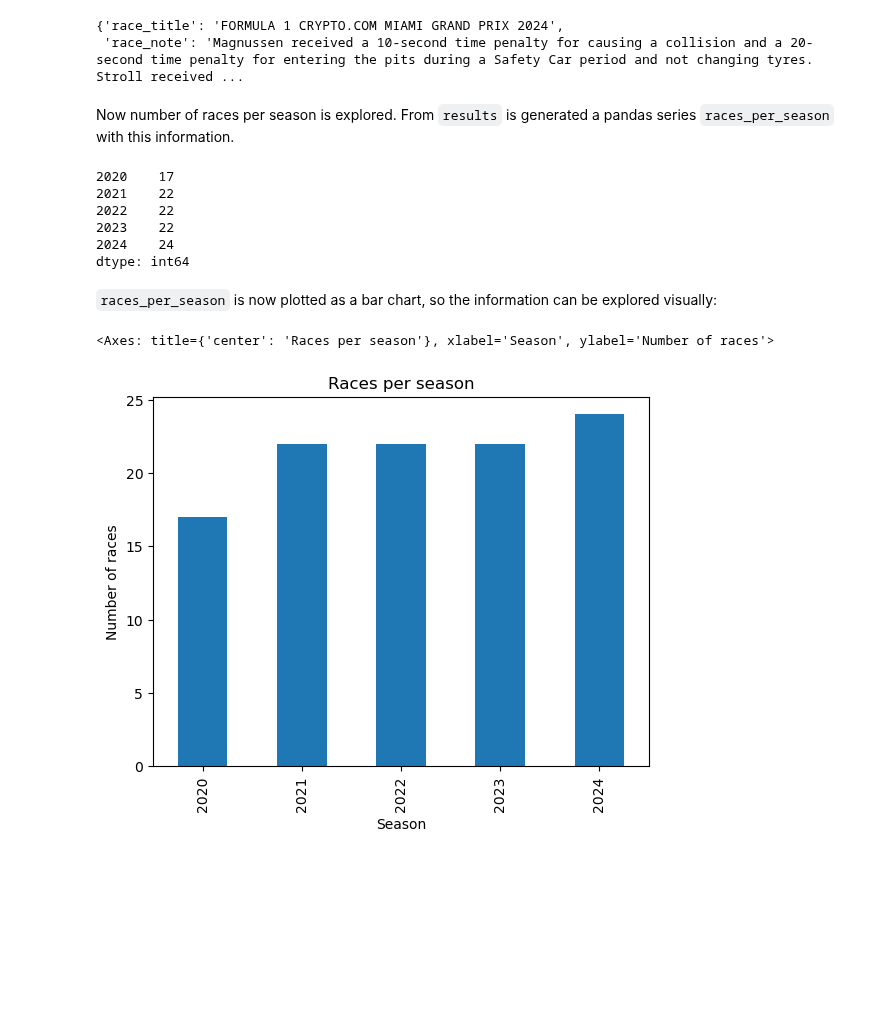
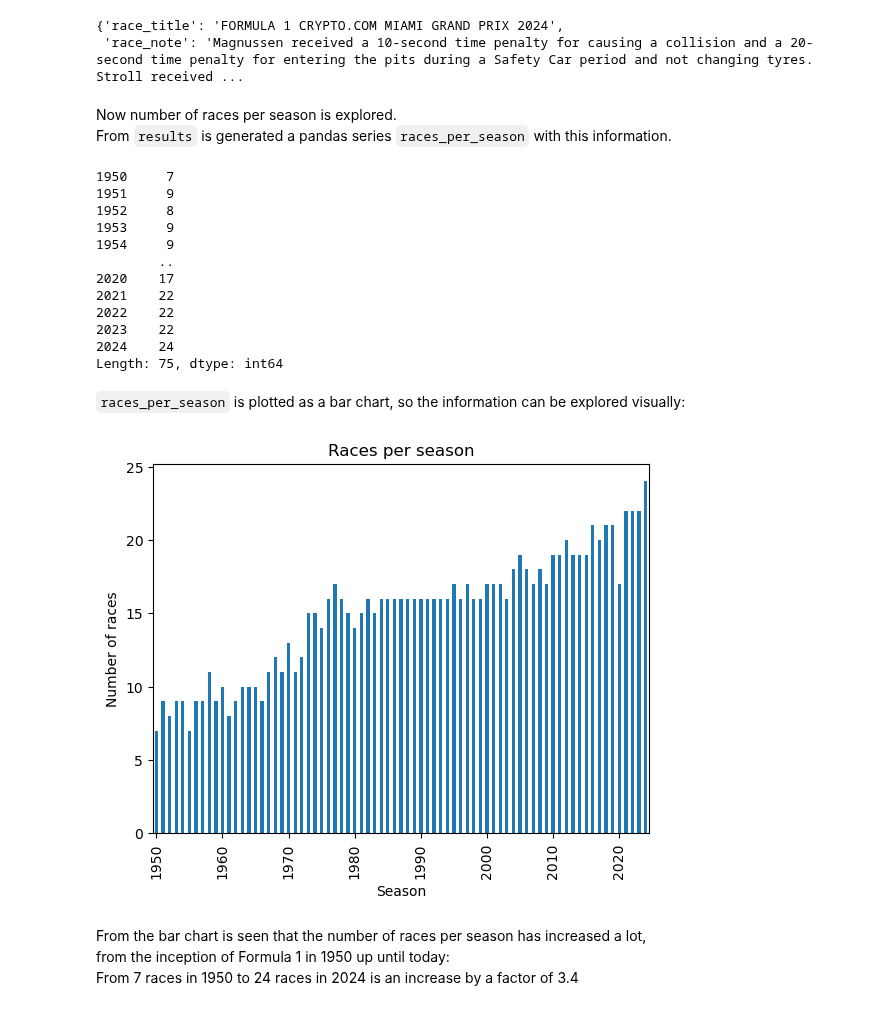
Before and after one commit to pbollhorn/bi-group5, a Jupyter notebook: mini_project_1.ipynb, the cells around one changed output. Drawn from its saved outputs; the diff is of its cells as text; code cells hidden in the pictures; blank space fills up the shorter version.

Commit message:
improvements to bar chart

```diff
--- a/mini_project_1.ipynb
+++ b/mini_project_1.ipynb
@@ -19,7 +19,7 @@ Each `season` is a dictionary with key: `race_no` and value: data frame with rac
 directory = "html"
 
 results = {}
-for year in range(2020, 2025):
+for year in range(1950, 2025):
     results[year] = f1_reader.read_f1_season_from_html_files_to_dictionary(year, directory)
 # %% [markdown]
 Here is how a race result is accessed:<br>
@@ -56,23 +56,33 @@ results[2024][6].attrs
 {'race_title': 'FORMULA 1 CRYPTO.COM MIAMI GRAND PRIX 2024',
  'race_note': 'Magnussen received a 10-second time penalty for causing a collision and a 20-second time penalty for entering the pits during a Safety Car period and not changing tyres. Stroll received ...
 # %% [markdown]
-Now number of races per season is explored.
+Now number of races per season is explored.<br>
 From `results` is generated a pandas series `races_per_season` with this information.
 # %%
 races_per_season = {year: len(season) for year, season in results.items()}
 races_per_season = pd.Series(races_per_season)
 print(races_per_season)
 # %% [output]
+1950     7
+1951     9
+1952     8
+1953     9
+1954     9
+        ..
 2020    17
 2021    22
 2022    22
 2023    22
 2024    24
-dtype: int64
+Length: 75, dtype: int64
 # %% [markdown]
-`races_per_season` is now plotted as a bar chart, so the information can be explored visually:
+`races_per_season` is plotted as a bar chart, so the information can be explored visually:
 # %%
-races_per_season.plot(kind="bar", title="Races per season", xlabel="Season", ylabel="Number of races")
+ax = races_per_season.plot(kind="bar", title="Races per season", xlabel="Season", ylabel="Number of races")
+ax.set_xticks(range(0, len(races_per_season), 10));
 # %% [output]
-<Axes: title={'center': 'Races per season'}, xlabel='Season', ylabel='Number of races'>
-[figure, old version]
+[figure, new version]
+# %% [markdown]
+From the bar chart is seen that the number of races per season has increased a lot,<br>
+from the inception of Formula 1 in 1950 up until today:<br>
+From 7 races in 1950 to 24 races in 2024 is an increase by a factor of 3.4
```
Also changed, not shown: 1 other file.
